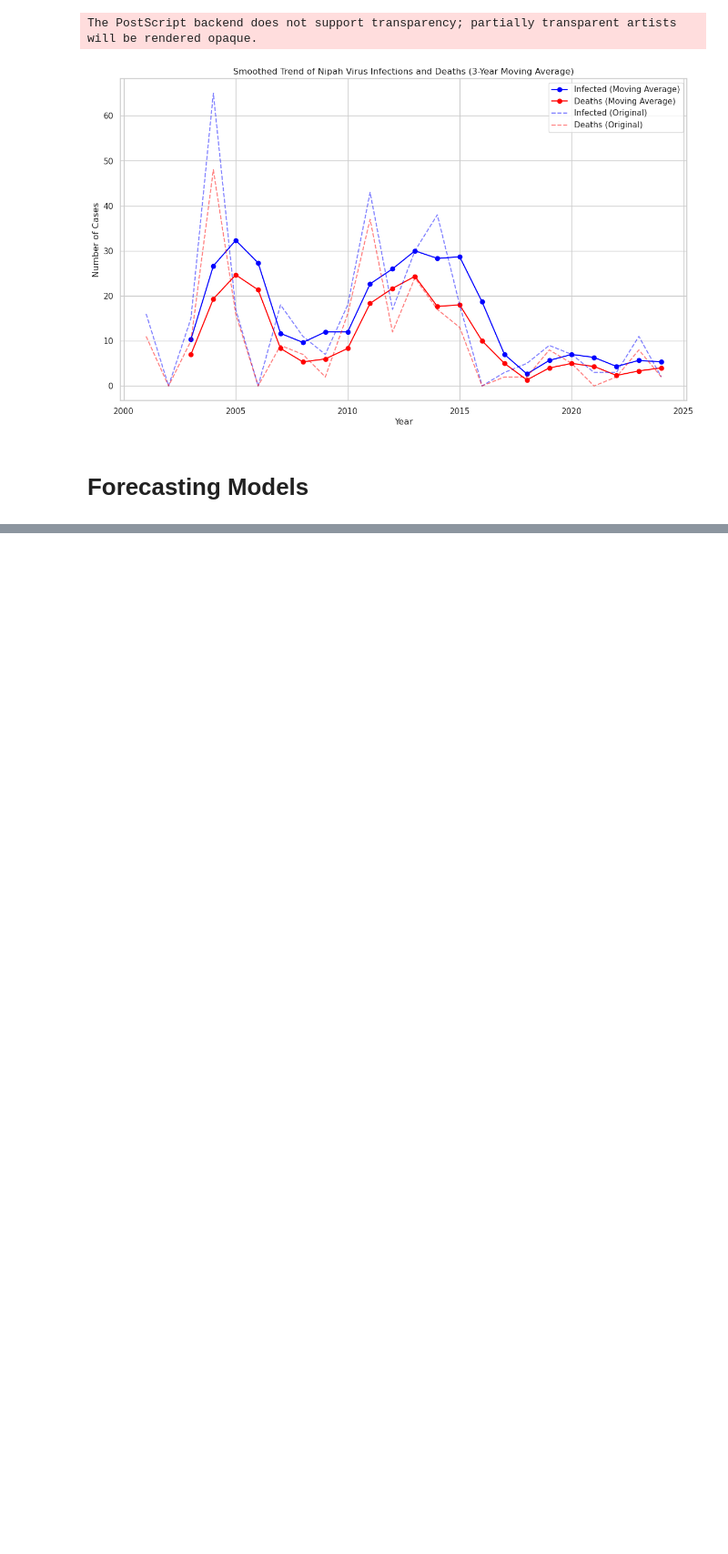
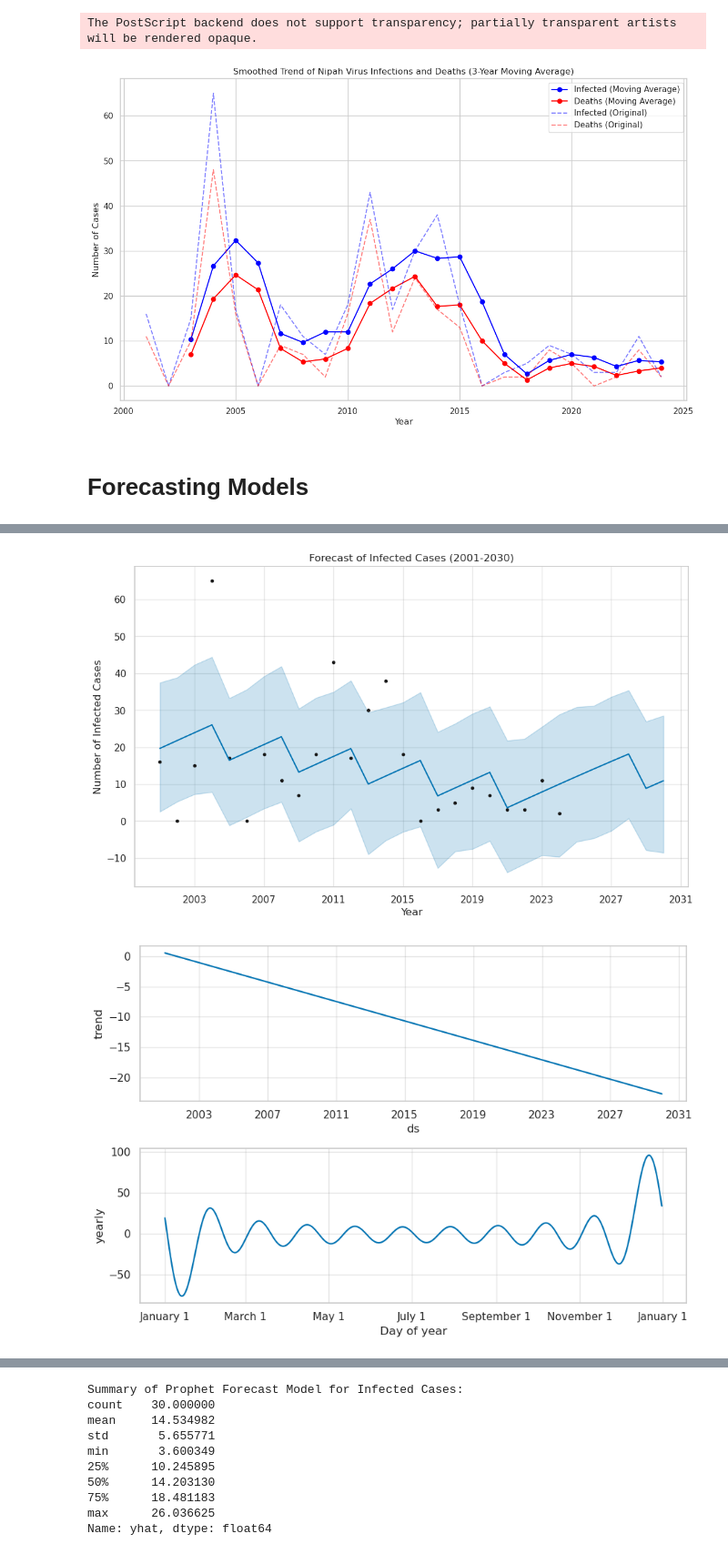
Before and after one commit to awnonbhowmik/NiV-Data-Analysis, a Jupyter notebook: analysis3.ipynb, the cells around one changed output, grey strips where cells are left out. Shown at 91% size. Drawn from its saved outputs; the diff is of its cells as text; code cells hidden in the pictures; blank space fills up the shorter version.

```diff
--- a/analysis3.ipynb
+++ b/analysis3.ipynb
@@ -869,0 +983,57 @@ prophet_model.plot(prophet_forecast)
+# %%
+# 5. Prophet Model for Infected Cases
+prophet_train_infected = train.reset_index().rename(columns={"Year": "ds", "Infected": "y"})
+prophet_model_infected = Prophet(
+    yearly_seasonality=True, daily_seasonality=False, weekly_seasonality=False
+)
+prophet_model_infected.fit(prophet_train_infected)
+
+# Forecast until 2030 for Infected Cases
+future_infected = prophet_model_infected.make_future_dataframe(periods=6, freq="Y")
+prophet_forecast_infected = prophet_model_infected.predict(future_infected)
+
+# Plot the forecast for Infected Cases
+fig_infected = prophet_model_infected.plot(prophet_forecast_infected)
+plt.title('Forecast of Infected Cases (2001-2030)')
+plt.xlabel('Year')
+plt.ylabel('Number of Infected Cases')
+plt.grid(True)
+plt.show()
+
+# Plot forecast components separately (trend, yearly seasonality) for Infected Cases
+fig_components_infected = prophet_model_infected.plot_components(prophet_forecast_infected)
+plt.show()
+
+# Generate a summary of the forecast model for Infected Cases
+prophet_forecast_infected_summary = prophet_forecast_infected['yhat'].describe()
+print("Summary of Prophet Forecast Model for Infected Cases:")
+print(prophet_forecast_infected_summary)
+
+# 5. Prophet Model for Death Cases
+prophet_train_death = train.reset_index().rename(columns={"Year": "ds", "Death": "y"})
+prophet_model_death = Prophet(
+    yearly_seasonality=True, daily_seasonality=False, weekly_seasonality=False
+)
+prophet_model_death.fit(prophet_train_death)
+
+# Forecast until 2030 for Death Cases
+future_death = prophet_model_death.make_future_dataframe(periods=6, freq="Y")
+prophet_forecast_death = prophet_model_death.predict(future_death)
+
+# Plot the forecast for Death Cases
+fig_death = prophet_model_death.plot(prophet_forecast_death)
+plt.title('Forecast of Death Cases (2001-2030)')
+plt.xlabel('Year')
+plt.ylabel('Number of Death Cases')
+plt.grid(True)
+plt.show()
+
+# Plot forecast components separately (trend, yearly seasonality) for Death Cases
+fig_components_death = prophet_model_death.plot_components(prophet_forecast_death)
+plt.show()
+
+# Generate a summary of the forecast model for Death Cases
+prophet_forecast_death_summary = prophet_forecast_death['yhat'].describe()
+print("Summary of Prophet Forecast Model for Death Cases:")
+print(prophet_forecast_death_summary)
+# %% [output]
@@ -869,0 +1042,2 @@ prophet_model.plot(prophet_forecast)
+[figure, added]
+[figure, added]
@@ -869,0 +1046,10 @@ prophet_model.plot(prophet_forecast)
+Summary of Prophet Forecast Model for Infected Cases:
+count    30.000000
+mean     14.534982
+std       5.655771
+min       3.600349
+25%      10.245895
+50%      14.203130
+75%      18.481183
+max      26.036625
+Name: yhat, dtype: float64
```
Also changed, not shown: parts of 16 cells of this notebook, 20 other files.
